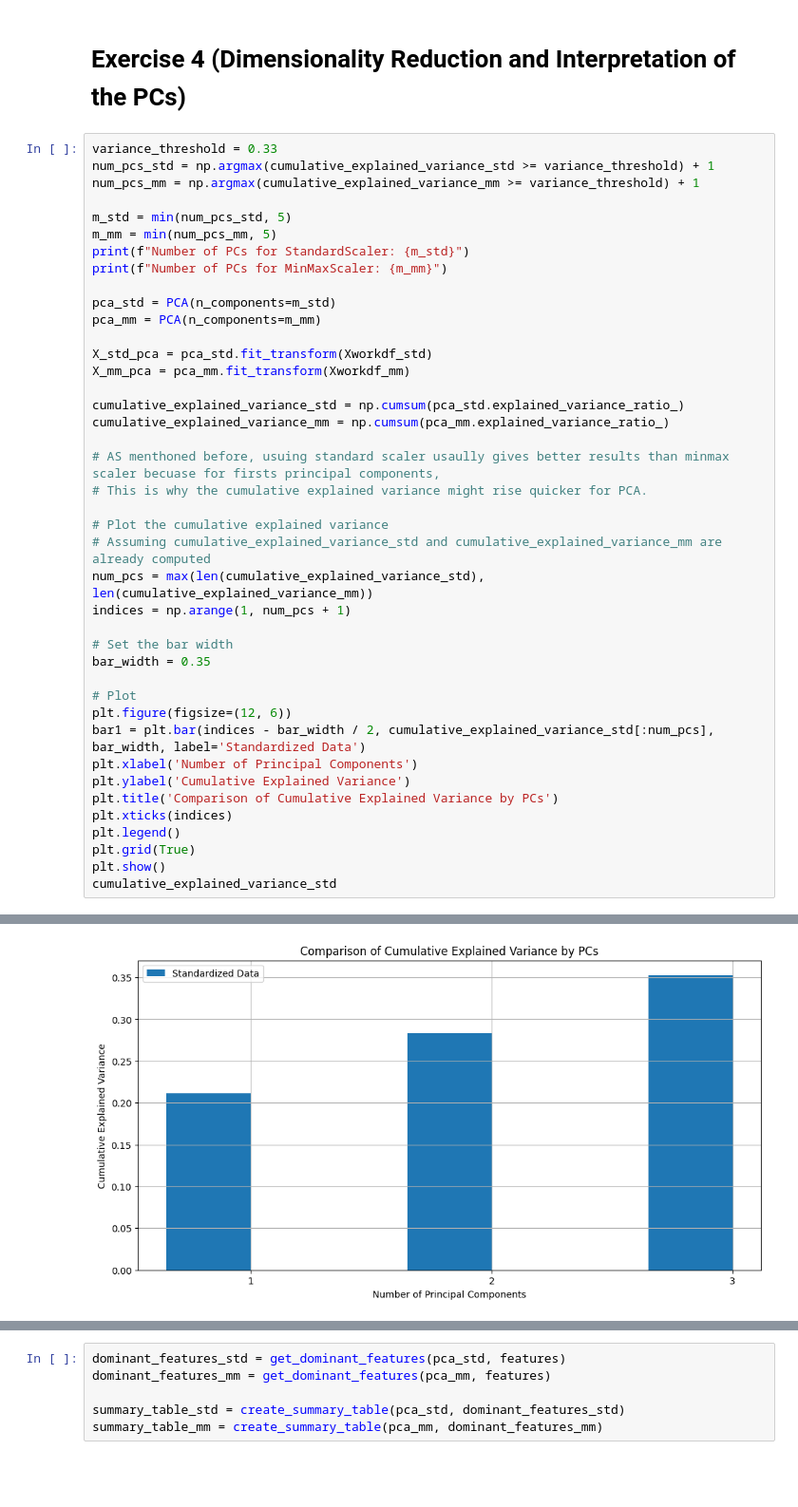
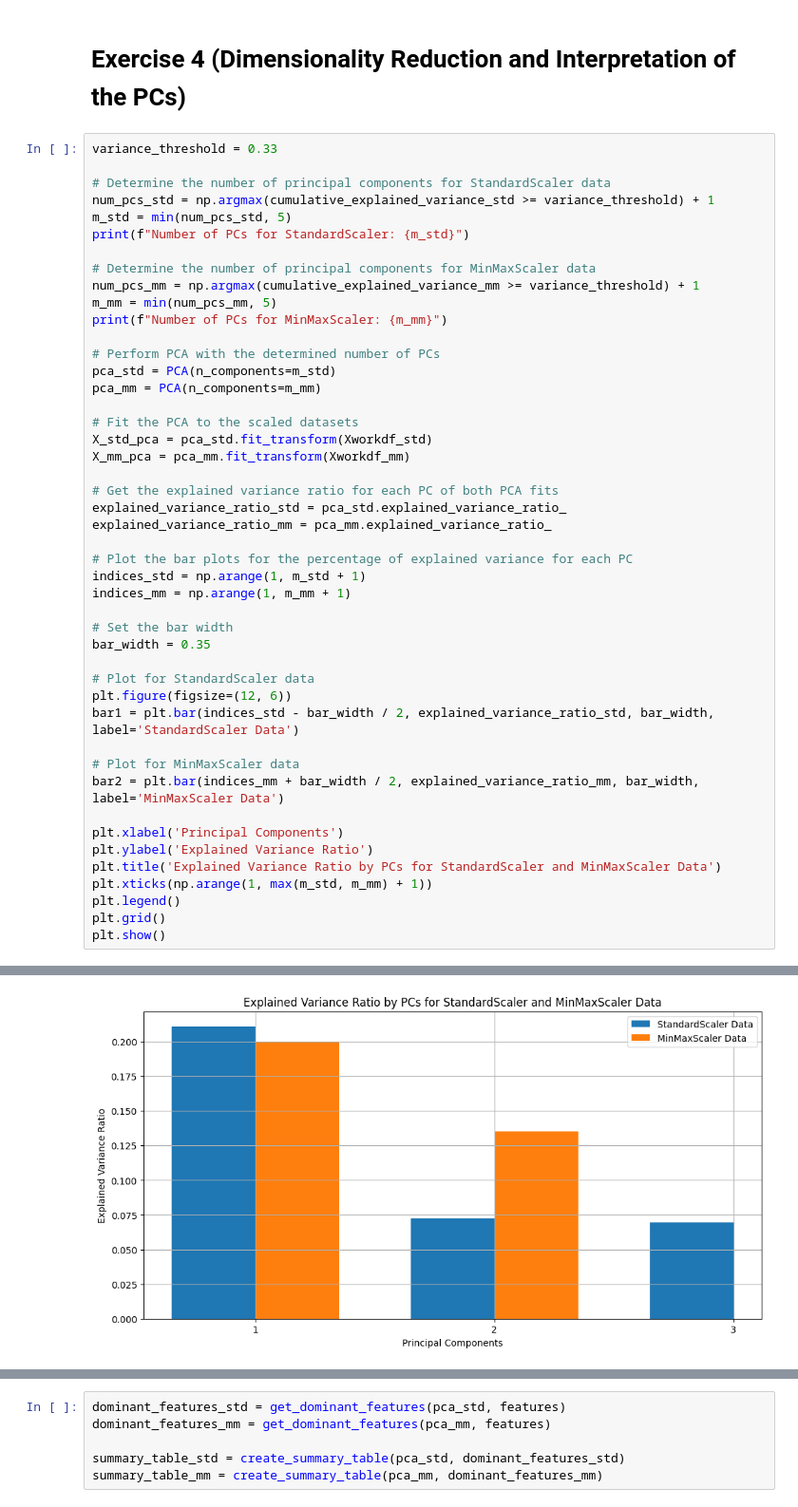
Before and after one commit to Sepehr-A/CLA_Project, a Jupyter notebook: PCA_HW/PCA_HW_NEW.ipynb, the cells around one changed output, grey strips where cells are left out. Shown at 95% size. Drawn from its saved outputs; the diff is of its cells as text; blank space fills up the shorter version.

```diff
--- a/PCA_HW/PCA_HW_NEW.ipynb
+++ b/PCA_HW/PCA_HW_NEW.ipynb
@@ -313,46 +313,51 @@ In summary:
 # Exercise 4 (Dimensionality Reduction and Interpretation of the PCs)
 # %%
 variance_threshold = 0.33
+
+# Determine the number of principal components for StandardScaler data
 num_pcs_std = np.argmax(cumulative_explained_variance_std >= variance_threshold) + 1
+m_std = min(num_pcs_std, 5)
+print(f"Number of PCs for StandardScaler: {m_std}")
+
+# Determine the number of principal components for MinMaxScaler data
 num_pcs_mm = np.argmax(cumulative_explained_variance_mm >= variance_threshold) + 1
-
-m_std = min(num_pcs_std, 5)
 m_mm = min(num_pcs_mm, 5)
-print(f"Number of PCs for StandardScaler: {m_std}")
 print(f"Number of PCs for MinMaxScaler: {m_mm}")
 
+# Perform PCA with the determined number of PCs
 pca_std = PCA(n_components=m_std)
 pca_mm = PCA(n_components=m_mm)
 
+# Fit the PCA to the scaled datasets
 X_std_pca = pca_std.fit_transform(Xworkdf_std)
 X_mm_pca = pca_mm.fit_transform(Xworkdf_mm)
 
-cumulative_explained_variance_std = np.cumsum(pca_std.explained_variance_ratio_)
-cumulative_explained_variance_mm = np.cumsum(pca_mm.explained_variance_ratio_)
+# Get the explained variance ratio for each PC of both PCA fits
+explained_variance_ratio_std = pca_std.explained_variance_ratio_
+explained_variance_ratio_mm = pca_mm.explained_variance_ratio_
 
-# AS menthoned before, usuing standard scaler usaully gives better results than minmax scaler becuase for firsts principal components,
-# This is why the cumulative explained variance might rise quicker for PCA.
-
-# Plot the cumulative explained variance
-# Assuming cumulative_explained_variance_std and cumulative_explained_variance_mm are already computed
-num_pcs = max(len(cumulative_explained_variance_std), len(cumulative_explained_variance_mm))
-indices = np.arange(1, num_pcs + 1)
+# Plot the bar plots for the percentage of explained variance for each PC
+indices_std = np.arange(1, m_std + 1)
+indices_mm = np.arange(1, m_mm + 1)
 
 # Set the bar width
 bar_width = 0.35
 
-# Plot
+# Plot for StandardScaler data
 plt.figure(figsize=(12, 6))
-bar1 = plt.bar(indices - bar_width / 2, cumulative_explained_variance_std[:num_pcs], bar_width, label='Standardized Data')
-plt.xlabel('Number of Principal Components')
-plt.ylabel('Cumulative Explained Variance')
-plt.title('Comparison of Cumulative Explained Variance by PCs')
-plt.xticks(indices)
+bar1 = plt.bar(indices_std - bar_width / 2, explained_variance_ratio_std, bar_width, label='StandardScaler Data')
+
+# Plot for MinMaxScaler data
+bar2 = plt.bar(indices_mm + bar_width / 2, explained_variance_ratio_mm, bar_width, label='MinMaxScaler Data')
+
+plt.xlabel('Principal Components')
+plt.ylabel('Explained Variance Ratio')
+plt.title('Explained Variance Ratio by PCs for StandardScaler and MinMaxScaler Data')
+plt.xticks(np.arange(1, max(m_std, m_mm) + 1))
 plt.legend()
-plt.grid(True)
+plt.grid()
 plt.show()
-cumulative_explained_variance_std
 # %% [output]
 Number of PCs for StandardScaler: 3
 Number of PCs for MinMaxScaler: 2
-[figure, old version]
+[figure, new version]
```
Also changed, not shown: parts of 16 cells of this notebook.
